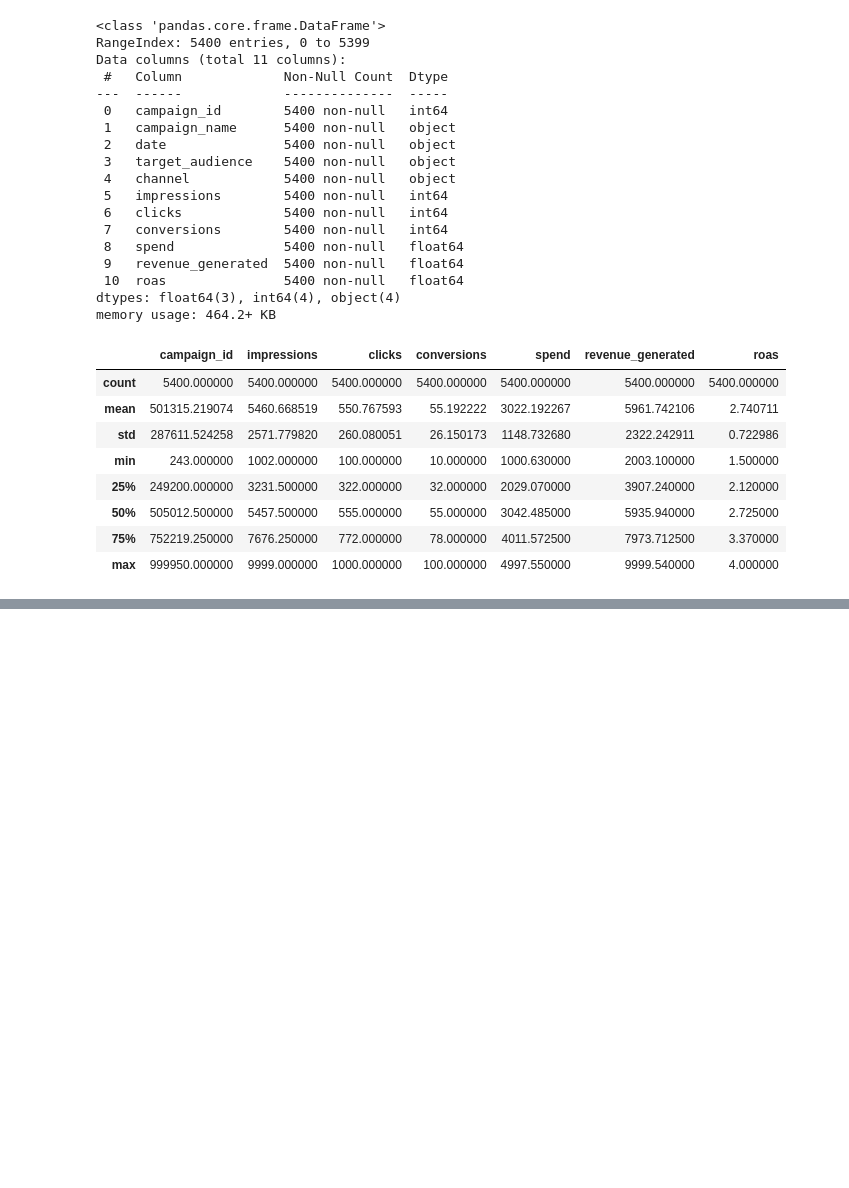
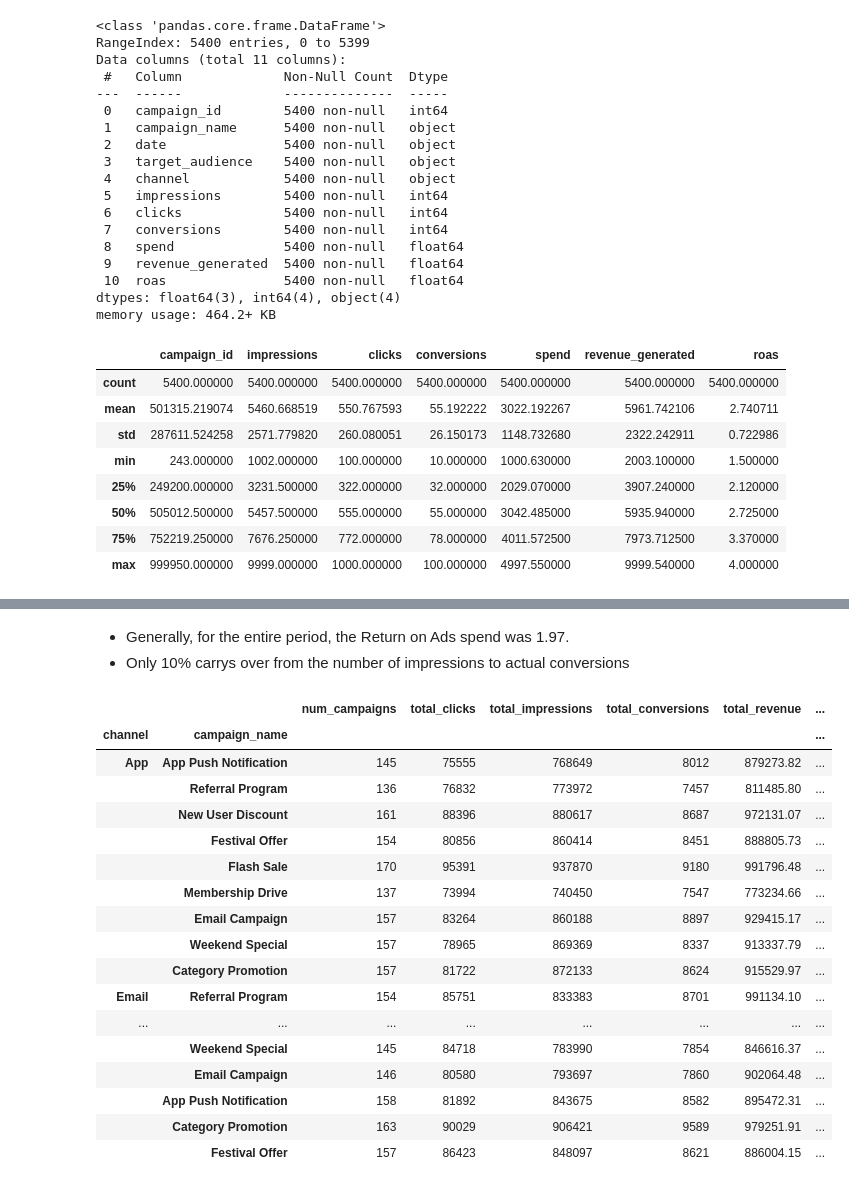
Before and after one commit to Joan-Njoki-Mwangi/Blinkit-Grocery-Store-Deep-Dive, a Jupyter notebook: Blinkit_Grocery_Store_Deep_Dive.ipynb, the cells around one changed output, grey strips where cells are left out. Cells and saved outputs as stored; diff of their text form; code cells hidden in the pictures; blank space fills up the shorter version.

```diff
--- a/Blinkit_Grocery_Store_Deep_Dive.ipynb
+++ b/Blinkit_Grocery_Store_Deep_Dive.ipynb
@@ -562,0 +528,54 @@ popular_campaigns.sort_values(by="returns", ascending=False)
+# %% [markdown]
+
+
+* Generally, for the entire period, the Return on Ads spend was 1.97.
+* Only 10% carrys over from the number of impressions to actual conversions
+# %%
+popular_campaigns = (
+    market_performance
+    .groupby(['channel', 'campaign_name'])
+    .agg(
+        num_campaigns=('campaign_name', 'count'),
+        total_clicks=('clicks', 'sum'),
+        total_impressions=('impressions', 'sum'),
+        total_conversions=('conversions', 'sum'),
+        total_revenue=('revenue_generated', 'sum'),
+        total_spend=('spend', 'sum')
+    )
+)
+
+# Compute metrics
+popular_campaigns['click_rate'] = (popular_campaigns['total_clicks'] / popular_campaigns['total_impressions']) * 100
+popular_campaigns['conversion_rate'] = (popular_campaigns['total_conversions'] / popular_campaigns['total_clicks']) * 100
+popular_campaigns['roas'] = popular_campaigns['total_revenue'] / popular_campaigns['total_spend']
+
+# Round values
+popular_campaigns = popular_campaigns.round({
+    'click_rate': 2,
+    'conversion_rate': 2,
+    'roas': 2
+})
+
+# Sort by channel and ROAS descending
+popular_campaigns = popular_campaigns.sort_values(by=['channel', 'roas'], ascending=[True, False])
+
+popular_campaigns
+# %% [output]
+|  |  | num_campaigns | total_clicks | total_impressions | total_conversions | total_revenue | ... |
+| channel | campaign_name |  |  |  |  |  | ... |
+| App | App Push Notification | 145 | 75555 | 768649 | 8012 | 879273.82 | ... |
+|  | Referral Program | 136 | 76832 | 773972 | 7457 | 811485.80 | ... |
+|  | New User Discount | 161 | 88396 | 880617 | 8687 | 972131.07 | ... |
+|  | Festival Offer | 154 | 80856 | 860414 | 8451 | 888805.73 | ... |
+|  | Flash Sale | 170 | 95391 | 937870 | 9180 | 991796.48 | ... |
+|  | Membership Drive | 137 | 73994 | 740450 | 7547 | 773234.66 | ... |
+|  | Email Campaign | 157 | 83264 | 860188 | 8897 | 929415.17 | ... |
+|  | Weekend Special | 157 | 78965 | 869369 | 8337 | 913337.79 | ... |
+|  | Category Promotion | 157 | 81722 | 872133 | 8624 | 915529.97 | ... |
+| Email | Referral Program | 154 | 85751 | 833383 | 8701 | 991134.10 | ... |
+| ... | ... | ... | ... | ... | ... | ... | ... |
+|  | Weekend Special | 145 | 84718 | 783990 | 7854 | 846616.37 | ... |
+|  | Email Campaign | 146 | 80580 | 793697 | 7860 | 902064.48 | ... |
+|  | App Push Notification | 158 | 81892 | 843675 | 8582 | 895472.31 | ... |
+|  | Category Promotion | 163 | 90029 | 906421 | 9589 | 979251.91 | ... |
+|  | Festival Offer | 157 | 86423 | 848097 | 8621 | 886004.15 | ... |
```
Also changed, not shown: parts of 9 cells of this notebook.
